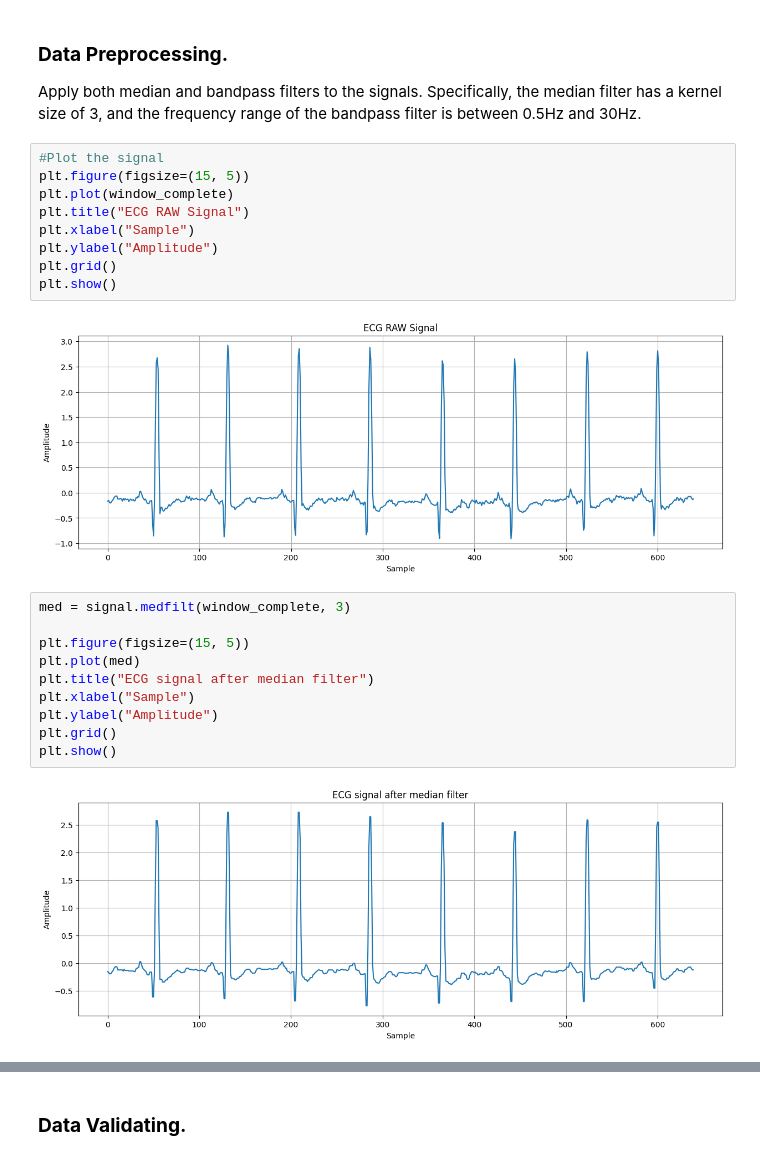
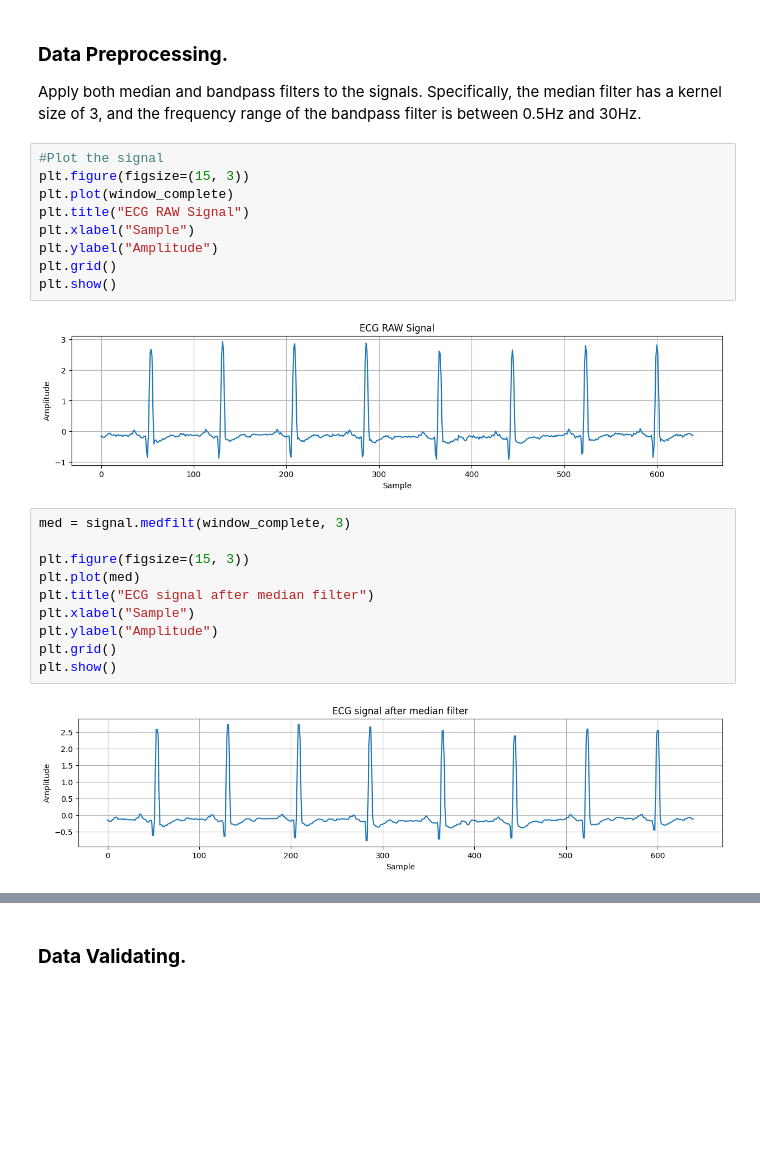
Before and after one commit to SadaruwanSRI/Forecasting-for-anomaly-detection-on-ECG, a Jupyter notebook: EDA.ipynb, the cells around one changed output, grey strips where cells are left out. Drawn from its saved outputs; the diff is of its cells as text; blank space fills up the shorter version.

```diff
--- a/EDA.ipynb
+++ b/EDA.ipynb
@@ -83,19 +83,19 @@ window_complete = ECG_SIGNAL[0:win*fs]
 Apply both median and bandpass filters to the signals. Specifically, the median filter has a kernel size of 3, and the frequency range of the bandpass filter is between 0.5Hz and 30Hz.
 # %%
 #Plot the signal
-plt.figure(figsize=(15, 5))
+plt.figure(figsize=(15, 3))
 plt.plot(window_complete)
 plt.title("ECG RAW Signal")
 plt.xlabel("Sample")
 plt.ylabel("Amplitude")
 plt.grid()
 plt.show()
 # %% [output]
-[figure, old version]
+[figure, new version]
 # %%
 med = signal.medfilt(window_complete, 3)
 
-plt.figure(figsize=(15, 5))
+plt.figure(figsize=(15, 3))
 plt.plot(med)
 plt.title("ECG signal after median filter")
 plt.xlabel("Sample")
@@ -103,7 +103,7 @@ plt.ylabel("Amplitude")
 plt.grid()
 plt.show()
 # %% [output]
-[figure, old version]
+[figure, new version]
 # %%
 filt = heartpy.filtering.filter_signal(med, [0.5, 30], fs, order=2,
                                                            filtertype='bandpass')
```
Also changed, not shown: parts of 53 cells of this notebook, 1 other file.
